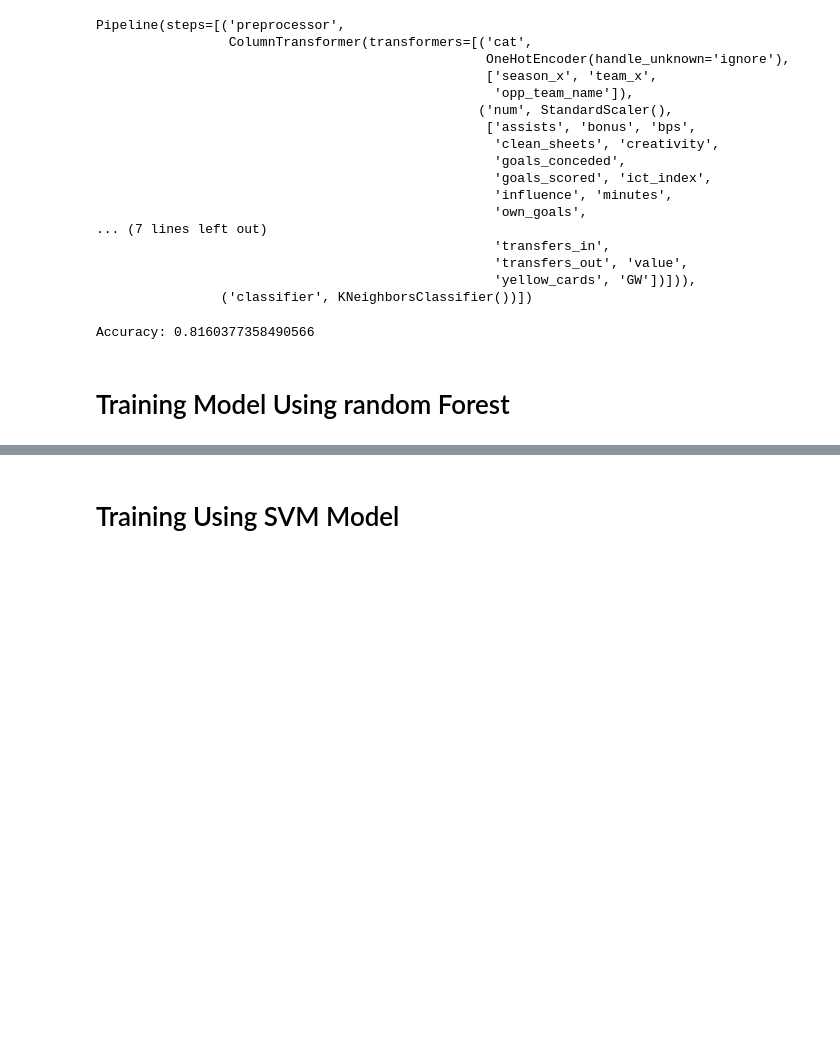
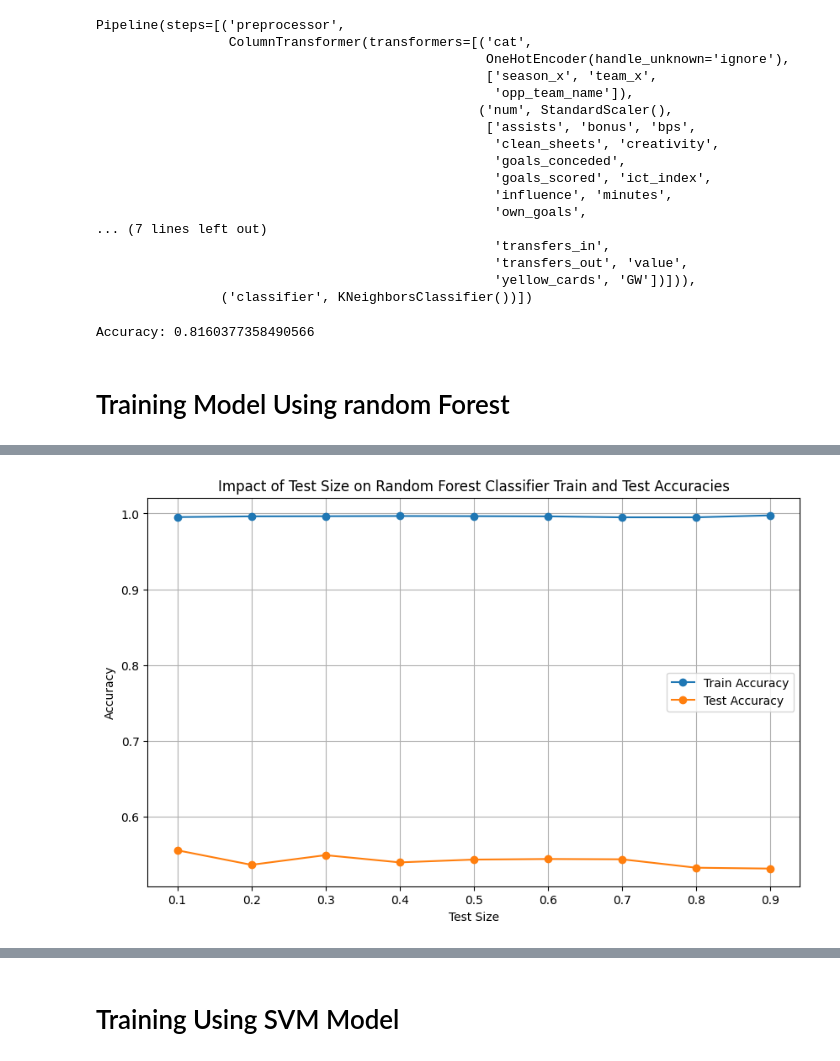
Before and after one commit to Subashcoder/Football-Match-Prediction, a Jupyter notebook: training_model.ipynb, the cells around one changed output, grey strips where cells are left out. Saved outputs shown, nothing was run; the diff lists cells and outputs as text; code cells hidden in the pictures; blank space fills up the shorter version.

```diff
--- a/training_model.ipynb
+++ b/training_model.ipynb
@@ -175,0 +120,4 @@ Random Forest Test Accuracy: 0.49744897959183676
+# %%
+import numpy as np
+X_flat = np.load('X_flat.npy')
+y = np.load('Y_flat.npy')
@@ -175,0 +177,55 @@ Random Forest Test Accuracy: 0.49744897959183676
+# %%
+import numpy as np
+from sklearn.model_selection import train_test_split
+from sklearn.ensemble import RandomForestClassifier
+from sklearn.metrics import accuracy_score
+import matplotlib.pyplot as plt
+
+# Assuming X_original and y are your data
+
+# Define a range of test sizes to evaluate
+test_sizes = np.linspace(0.1, 0.9, 9)  # Vary test size from 10% to 90%
+
+# Initialize lists to store test sizes, train accuracies, and test accuracies
+test_size_values = []
+train_accuracies = []
+test_accuracies = []
+
+# Iterate over different test sizes
+for test_size in test_sizes:
+    # Split data into train and test sets using the current test size
+    X_train, X_test, y_train, y_test = train_test_split(X_original, y, test_size=test_size, random_state=42)
+
+    # Replace NaN values with zeros in the training and test data
+    X_train[np.isnan(X_train)] = 0
+    X_test[np.isnan(X_test)] = 0
+
+    # Define and train a Random Forest classifier
+    rf_classifier = RandomForestClassifier(n_estimators=100, random_state=42)
+    rf_classifier.fit(X_train, y_train)
+
+    # Predict on the train and test sets
+    y_pred_train = rf_classifier.predict(X_train)
+    y_pred_test = rf_classifier.predict(X_test)
+
+    # Calculate train and test accuracies
+    train_accuracy = accuracy_score(y_train, y_pred_train)
+    test_accuracy = accuracy_score(y_test, y_pred_test)
+
+    # Append test size, train accuracy, and test accuracy to lists
+    test_size_values.append(test_size)
+    train_accuracies.append(train_accuracy)
+    test_accuracies.append(test_accuracy)
+
+# Plot the curves for different test sizes vs. train and test accuracies
+plt.figure(figsize=(10, 6))
+plt.plot(test_size_values, train_accuracies, label='Train Accuracy', marker='o')
+plt.plot(test_size_values, test_accuracies, label='Test Accuracy', marker='o')
+plt.title('Impact of Test Size on Random Forest Classifier Train and Test Accuracies')
+plt.xlabel('Test Size')
+plt.ylabel('Accuracy')
+plt.legend()
+plt.grid(True)
+plt.show()
+# %% [output]
+[figure, added]
```
Also changed, not shown: parts of 27 cells of this notebook, 11 other files.
